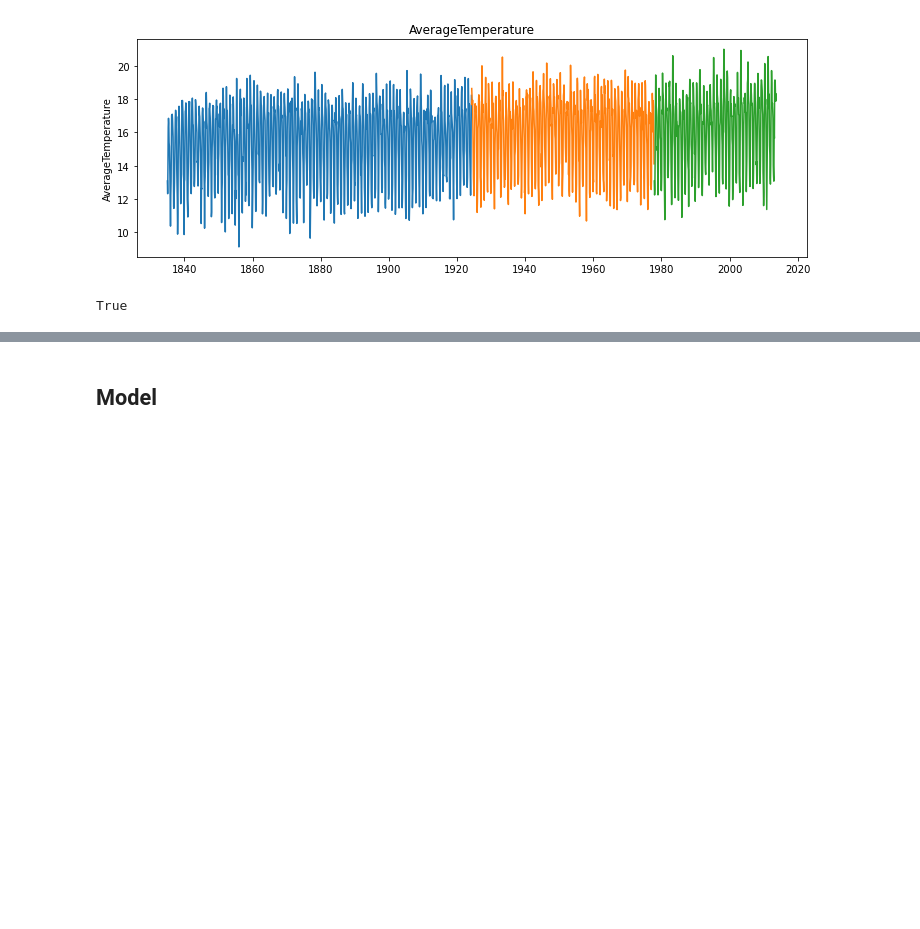
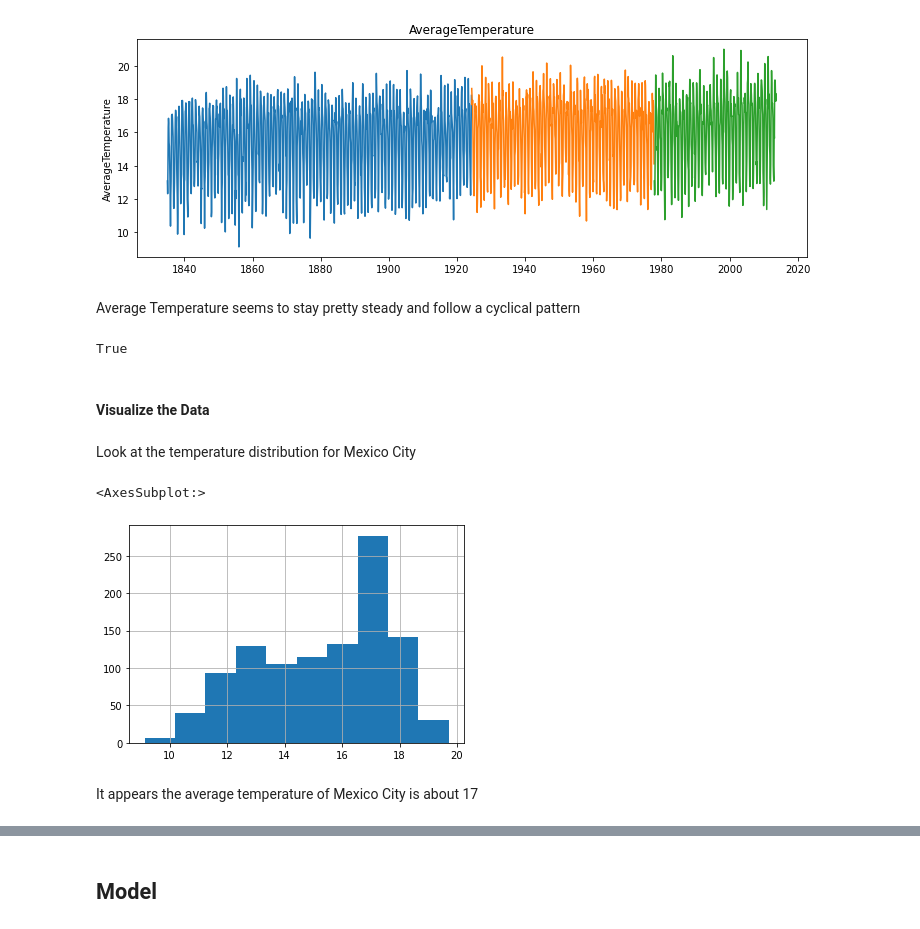
Before and after one commit to veronica-f-reyes/time-series-exercises, a Jupyter notebook: Earth_Surface_Temp_Mini_Project.ipynb, the cells around one changed output, grey strips where cells are left out. Cells and saved outputs as stored; diff of their text form; code cells hidden in the pictures; blank space fills up the shorter version.

```diff
--- a/Earth_Surface_Temp_Mini_Project.ipynb
+++ b/Earth_Surface_Temp_Mini_Project.ipynb
@@ -204,9 +242,22 @@ for col in train.columns:
     plt.show()
 # %% [output]
 [figure]
+# %% [markdown]
+Average Temperature seems to stay pretty steady and follow a cyclical pattern
 # %%
 #Verify splits
 # sum of train, validate and test = total number of rows?
 len(train) + len(validate) + len(test) == len(df)
 # %% [output]
 True
+# %% [markdown]
+#### Visualize the Data
+# %% [markdown]
+Look at the temperature distribution for Mexico City
+# %%
+train.AverageTemperature.hist()
+# %% [output]
+<AxesSubplot:>
+[figure, added]
+# %% [markdown]
+It appears the average temperature of Mexico City is about 17
```
Also changed, not shown: parts of 60 cells of this notebook.
